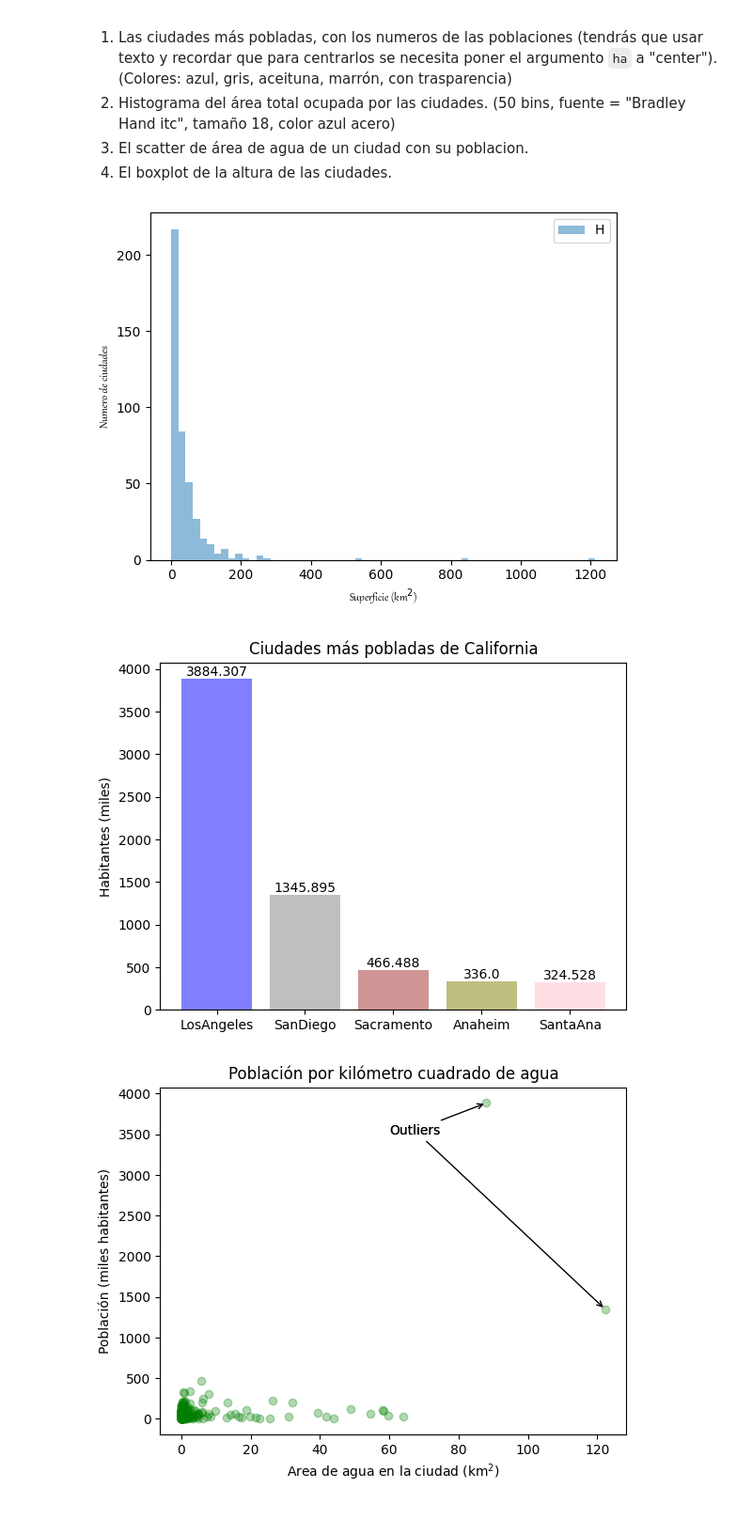
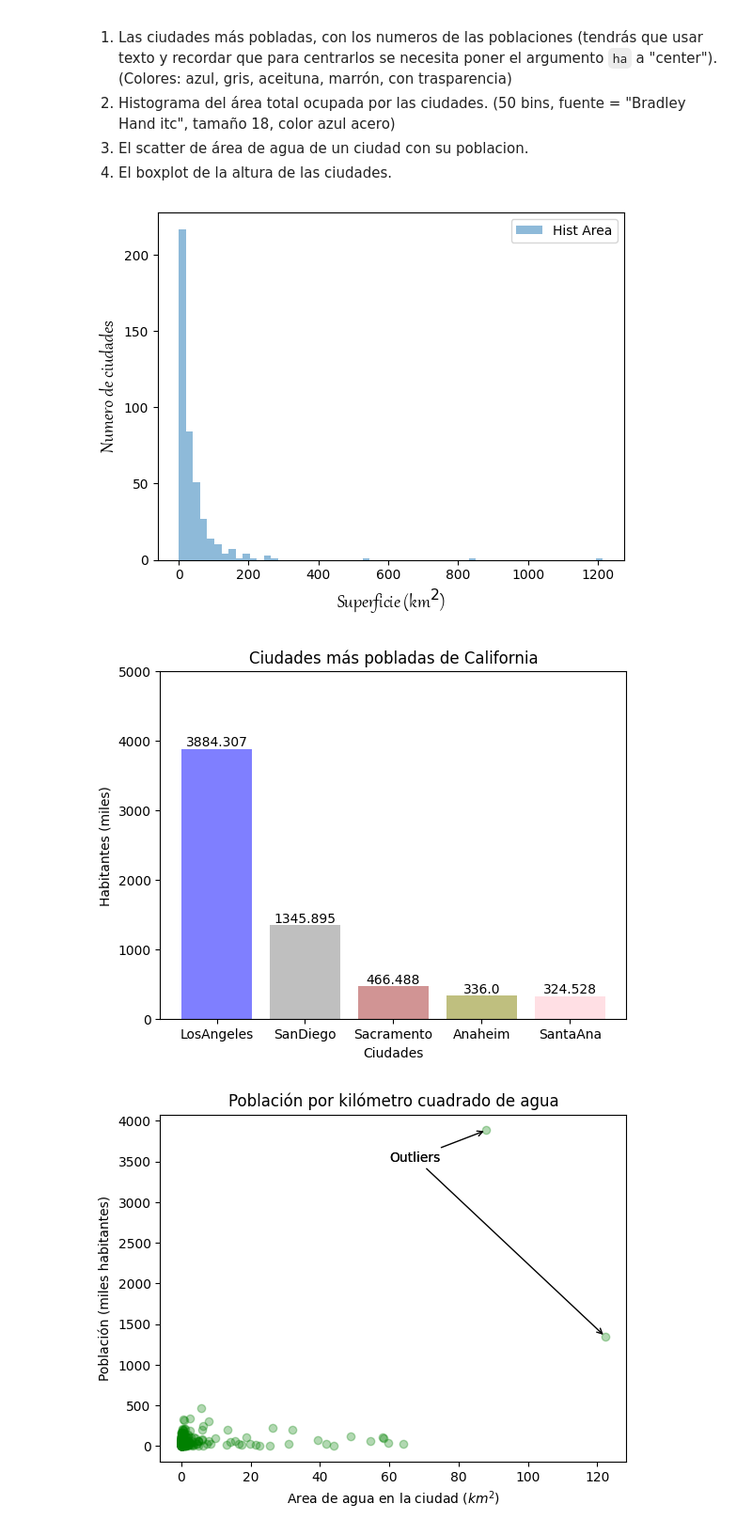
Before and after one commit to MartinAmez/ONLINE_DS_THEBRIDGE_MARTIN, a Jupyter notebook: Sprint 8/Practica_Obligatoria/18_Practica_Obligatoria_Visualizacion_Basica.ipynb, the cells around one changed output. Shown at 94% size. Saved outputs shown, nothing was run; the diff lists cells and outputs as text; code cells hidden in the pictures.

```diff
--- a/Sprint 8/Practica_Obligatoria/18_Practica_Obligatoria_Visualizacion_Basica.ipynb
+++ b/Sprint 8/Practica_Obligatoria/18_Practica_Obligatoria_Visualizacion_Basica.ipynb
@@ -97,33 +97,36 @@ Recrea la siguiente figura, para ello construye en apartados separados cada grá
 # HISTOGRAMA
 fig2=plt.figure()
 ejex=data.area_land_km2
-font_dict={"family":"Gabriola"}
-plt.hist(ejex, bins=60, alpha=0.5)
+font_dict={"family":"Gabriola",
+           "size":16}
+plt.hist(ejex, bins=60, alpha=0.5, label="Hist Area")
 plt.xlabel(r"Superficie (km$^2$)",fontdict=font_dict) #me falta la negrita
 plt.ylabel("Numero de ciudades",fontdict=font_dict)
-plt.legend(r"Hist Area",loc="best");
+plt.legend();
 fig2.savefig("./img/imagen2.png")
 # %% [output]
-[figure, old version]
+[figure, new version]
 # %%
 # COUNT PLOTS
 fig1=plt.figure()
 ejey=data.population_total.sort_values(ascending=False)[0:5]/1000
 ejex=[
 data.city[239],
 data.city[367],
 data.city[359],
 data.city[9],
 data.city[386]]
 
 plt.bar(ejex,ejey,color=["blue","grey","brown","olive","pink"], alpha=0.5)
 for i, valor in enumerate(ejey):
     plt.text(i, valor + 0.1, str(valor), ha='center', va='bottom')
 plt.title("Ciudades más pobladas de California")
-plt.ylabel("Habitantes (miles)");
+plt.ylim(0,5000)
+plt.ylabel("Habitantes (miles)")
+plt.xlabel("Ciudades");
 fig1.savefig("./img/imagen1.png")
 # %% [output]
-[figure, old version]
+[figure, new version]
 # %%
 # SCATTER PLOT
 fig3=plt.figure()
```
Also changed, not shown: parts of 3 cells of this notebook, 5 other files.
